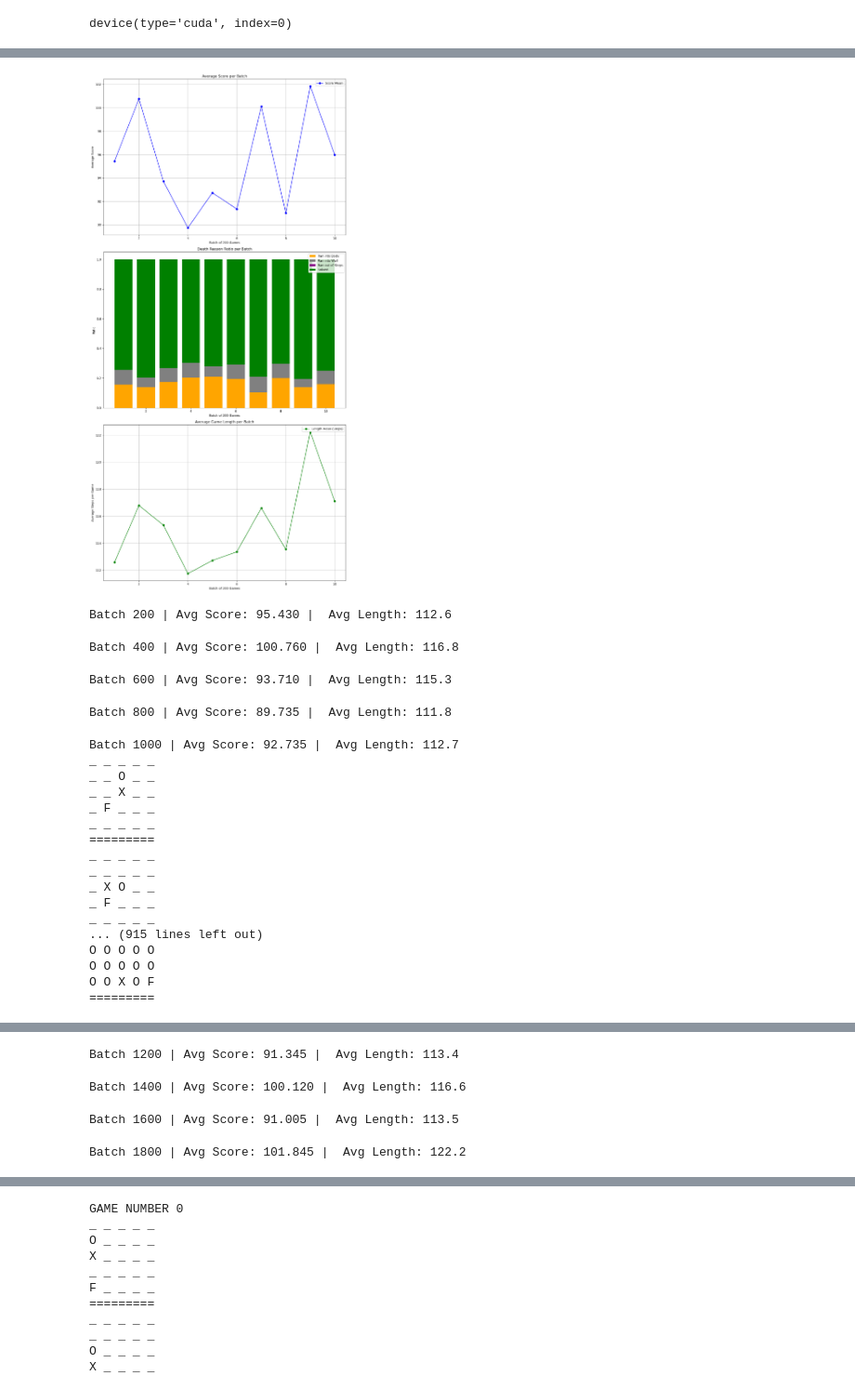
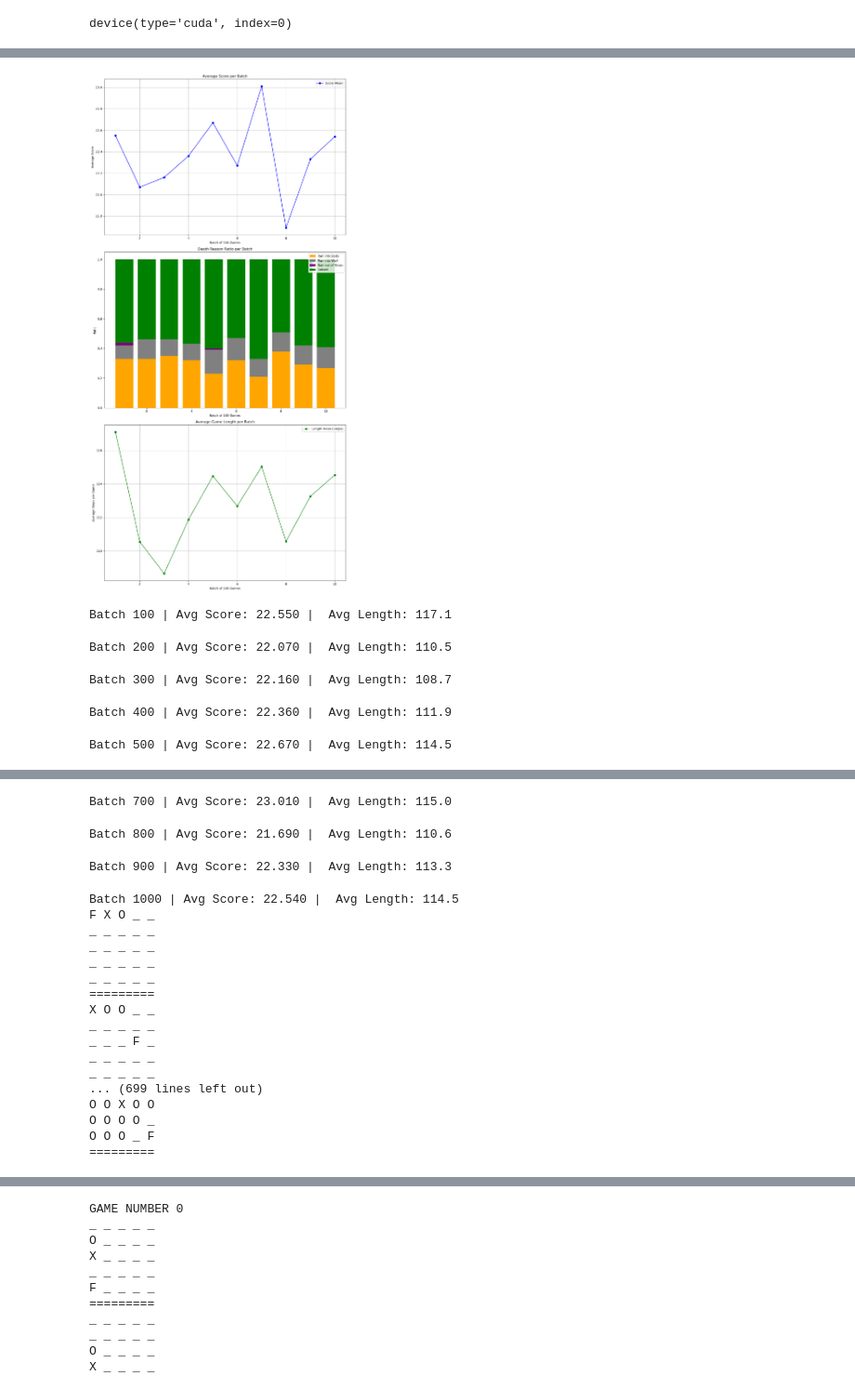
Before and after one commit to Farouta/Snake_DQN_Agent, a Jupyter notebook: train copy.ipynb, the cells around one changed output, grey strips where cells are left out. Shown at 93% size. Drawn from its saved outputs; the diff is of its cells as text; code cells hidden in the pictures.

```diff
--- a/train copy.ipynb
+++ b/train copy.ipynb
@@ -361,19 +275,19 @@ env=snake_environment(5,5)
 agent=AgentCNN(snake_env1.d_model,hidden_size=556)
 
 state_dict = torch.load(
-    "models/5x5_cnn_60k_newreards_finetuning.pth", weights_only=True, map_location=torch.device(device)
+    "models/5x5_cnn_50k_newreards_finetuning.pth", weights_only=True, map_location=torch.device(device)
 )
 agent.model.load_state_dict(state_dict)
 
 #exploit:
-agent.epsilon=0
+agent.epsilon=agent.epsilon_min
 # %%
 # Existing Hyperparameters
 score_log = []
 score_mean_log = []
-logging_batch = 200
+logging_batch = 100
 render_every = 1000
-num_games = 2000
+num_games = 1000
 
 # Tracking Variables
 best_score = -1
@@ -457,9 +371,6 @@ def update_live_plots():
 
 
 progress_bar = tqdm(range(num_games + 1), desc="Training Games", unit="game")
-
-
-agent.epsilon = 0
 
 for epoch in progress_bar:
     snake_env1.reset()
@@ -526,52 +437,36 @@ for epoch in progress_bar:
 
         total_deaths = death_body_count + death_wall_count + death_steps_count + solved_count
         if total_deaths > 0:
             death_ratio_log.append((
                 death_body_count / total_deaths,
                 death_wall_count / total_deaths,
                 death_steps_count / total_deaths,
                 solved_count / total_deaths
             ))
         else:
             death_ratio_log.append((0, 0, 0, 0))
 
         death_body_count = 0
         death_wall_count = 0
         death_steps_count = 0
         solved_count = 0
 
         update_live_plots()
 
         tqdm.write(
             f"Batch {epoch + 1} | Avg Score: {score_mean_log[-1]:.3f} | "
             f" Avg Length: {length_mean_log[-1]:.1f}"
         )
 
 # Keep final figure visible after training ends.
 plt.ioff()
 fig.tight_layout()
 live_display.update(fig)
 plt.show()
 # %% [output]
-[figure, old version]
+[figure, new version]
-Batch 200 | Avg Score: 95.430 |  Avg Length: 112.6
+Batch 100 | Avg Score: 22.550 |  Avg Length: 117.1
-Batch 400 | Avg Score: 100.760 |  Avg Length: 116.8
+Batch 200 | Avg Score: 22.070 |  Avg Length: 110.5
-Batch 600 | Avg Score: 93.710 |  Avg Length: 115.3
+Batch 300 | Avg Score: 22.160 |  Avg Length: 108.7
-Batch 800 | Avg Score: 89.735 |  Avg Length: 111.8
+Batch 400 | Avg Score: 22.360 |  Avg Length: 111.9
-Batch 1000 | Avg Score: 92.735 |  Avg Length: 112.7
-_ _ _ _ _
-_ _ O _ _
-_ _ X _ _
-_ F _ _ _
-_ _ _ _ _
-=========
-_ _ _ _ _
-_ _ _ _ _
-_ X O _ _
-_ F _ _ _
-_ _ _ _ _
-... (915 lines left out)
-O O O O O
-O O O O O
-O O X O F
-=========
+Batch 500 | Avg Score: 22.670 |  Avg Length: 114.5
@@ -590,4 +474,20 @@ O O O O X
-Batch 1200 | Avg Score: 91.345 |  Avg Length: 113.4
+Batch 700 | Avg Score: 23.010 |  Avg Length: 115.0
-Batch 1400 | Avg Score: 100.120 |  Avg Length: 116.6
+Batch 800 | Avg Score: 21.690 |  Avg Length: 110.6
-Batch 1600 | Avg Score: 91.005 |  Avg Length: 113.5
+Batch 900 | Avg Score: 22.330 |  Avg Length: 113.3
-Batch 1800 | Avg Score: 101.845 |  Avg Length: 122.2
+Batch 1000 | Avg Score: 22.540 |  Avg Length: 114.5
+F X O _ _
+_ _ _ _ _
+_ _ _ _ _
+_ _ _ _ _
+_ _ _ _ _
+=========
+X O O _ _
+_ _ _ _ _
+_ _ _ F _
+_ _ _ _ _
+_ _ _ _ _
+... (699 lines left out)
+O O X O O
+O O O O _
+O O O _ F
+=========
```
Also changed, not shown: parts of 3 cells of this notebook, 13 other files.
